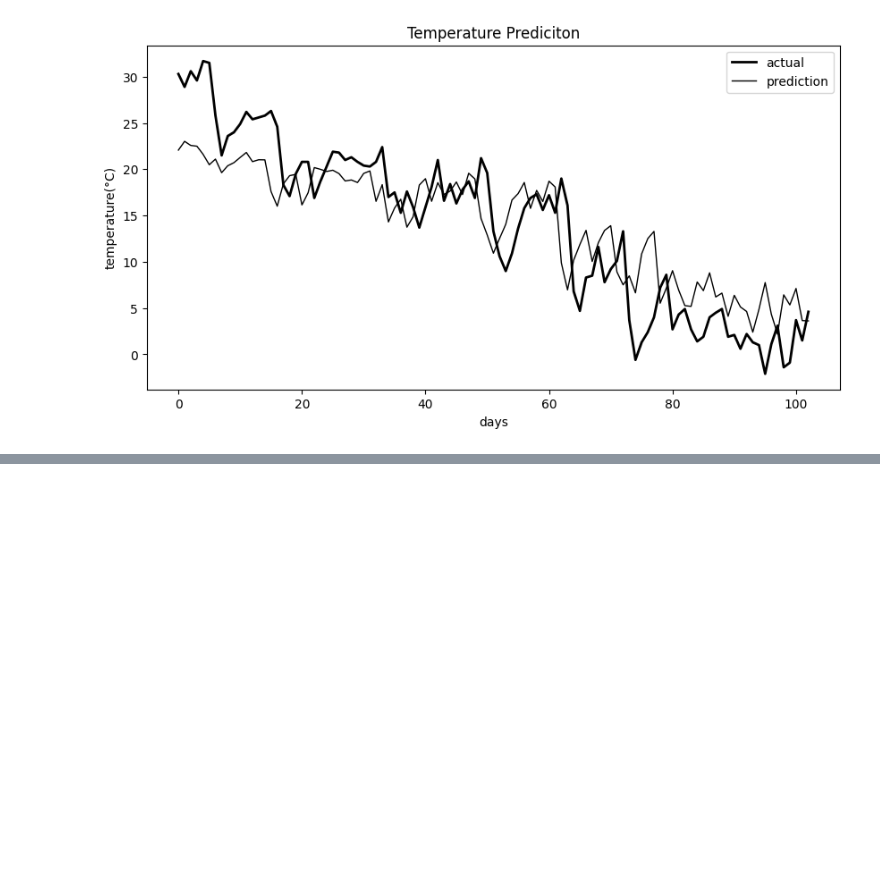
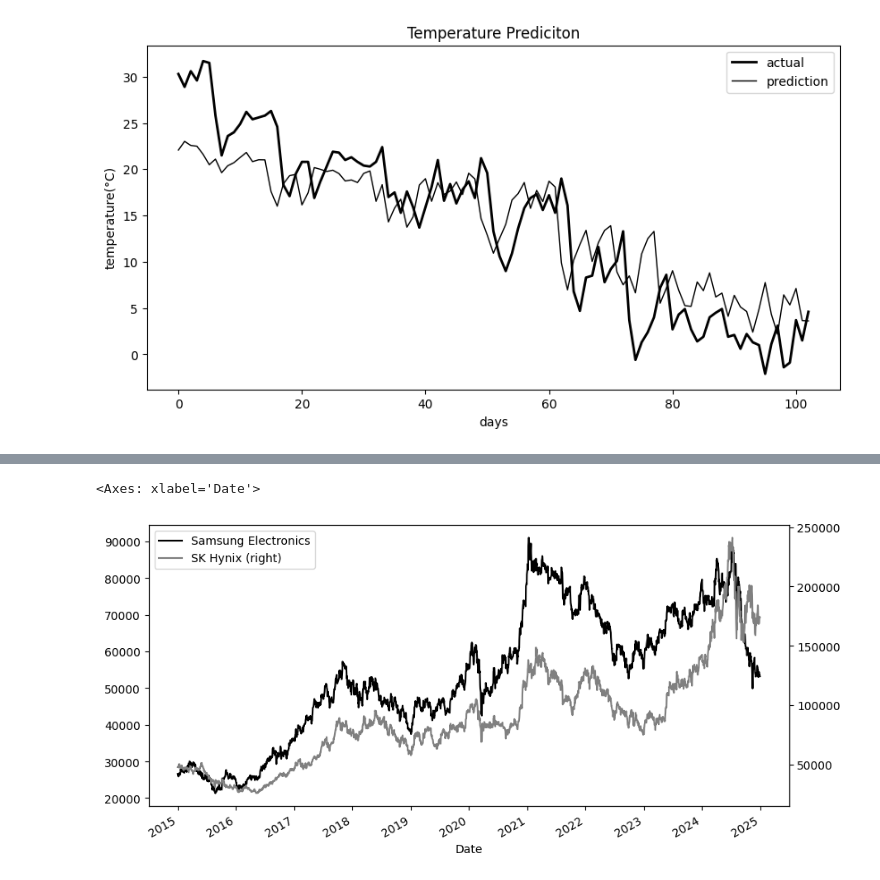
Before and after one commit to changsuk-oh/introduction-to-deep-learning, a Jupyter notebook: 7장_시계열_예측.ipynb, the cells around one changed output, grey strips where cells are left out. Saved outputs shown, nothing was run; the diff lists cells and outputs as text; code cells hidden in the pictures; blank space fills up the shorter version.

```diff
--- a/7장_시계열_예측.ipynb
+++ b/7장_시계열_예측.ipynb
@@ -374,0 +325,14 @@ plt.show()
+# %%
+# 종목 주가 비교
+stock_list = [["Samsung Electronics", "005930"], ["SK Hynix", "000660"]]
+df_list = [fdr.DataReader(code, "2015-01-01", "2024-12-31")['Close']
+           for name, code in stock_list]
+
+compare_df = pd.concat(df_list, axis=1)
+compare_df.columns = [name for name, code in stock_list]
+
+compare_df[["Samsung Electronics", "SK Hynix"]].plot(
+    secondary_y=["SK Hynix"], color=["black", "gray"], figsize=(10, 5))
+# %% [output]
+<Axes: xlabel='Date'>
+[figure, added]
```
Also changed, not shown: parts of 27 cells of this notebook.
